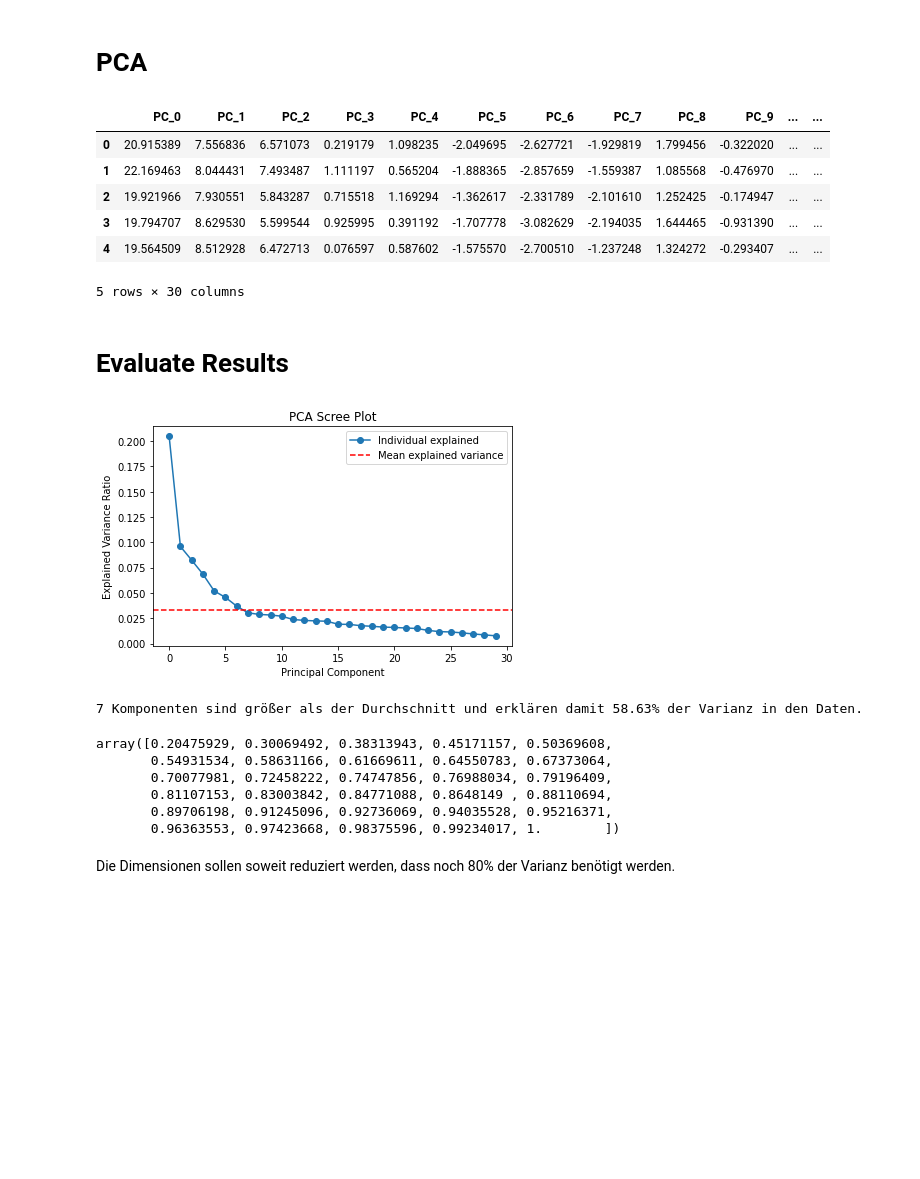
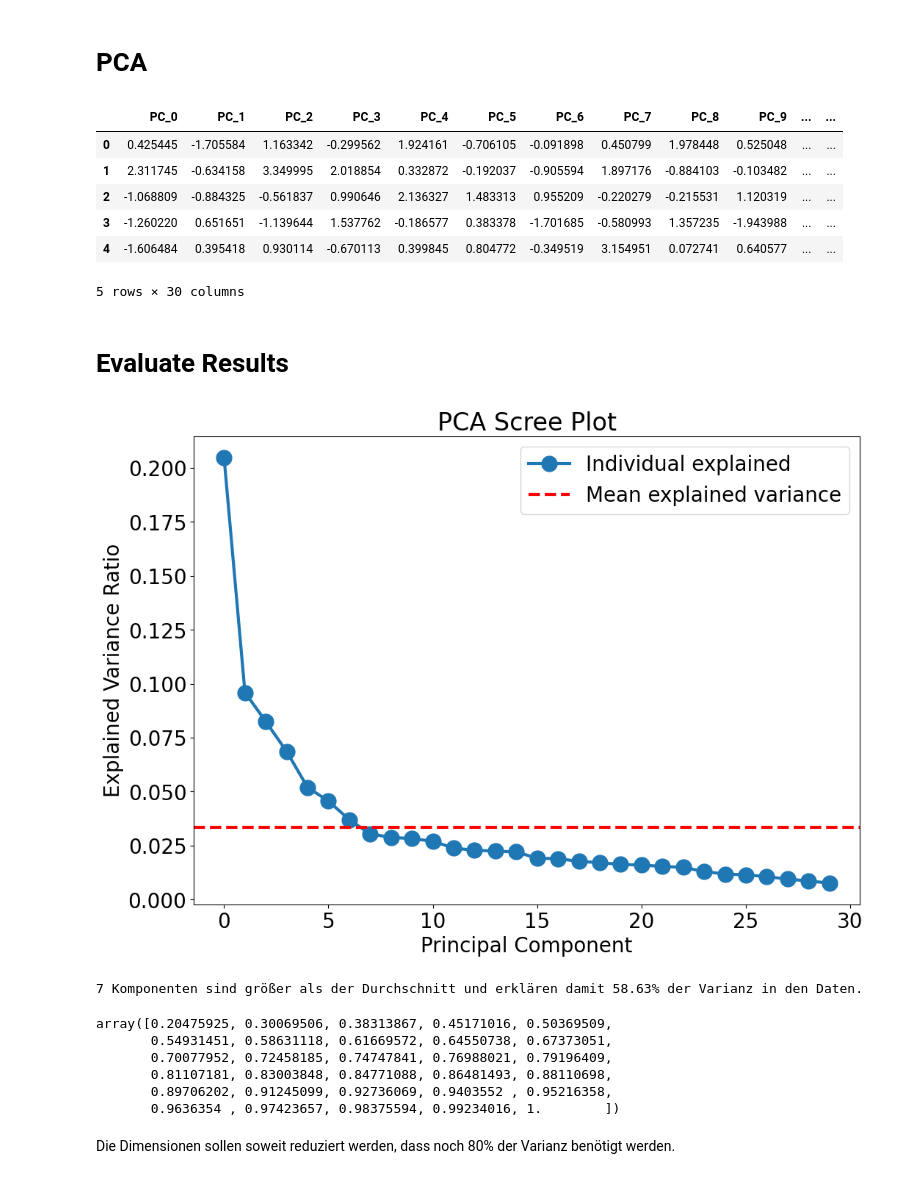
Before and after one commit to anuarsantoyo/master-thesis, a Jupyter notebook: preprocessing/PCA.ipynb, the cells around one changed output. Drawn from its saved outputs; the diff is of its cells as text; code cells hidden in the pictures; blank space fills up the shorter version.

```diff
--- a/preprocessing/PCA.ipynb
+++ b/preprocessing/PCA.ipynb
@@ -19,7 +21,7 @@ from clustering.utils import *
 # Preprocessing
 # %%
 beh_cols = get_behaviour_cols()
-df_pca_input = get_preprocessed_data(impute=True, impute_cols=beh_cols, start='2020-08-01', end='2021-02-02')
+df_pca_input = get_preprocessed_data(impute=True, impute_cols=beh_cols, start='2020-08-01', end='2021-02-01')
 # %%
 # Train Test Split
 end_train = '2020-12-01'
@@ -39,7 +50,7 @@ pca_input_train = df_pca_input_train[beh_cols].to_numpy()
 # %% [markdown]
 # PCA
 # %%
-pca = PCA(whiten=False)
+pca = PCA(whiten=True)
 pca.fit(pca_input_train)
 x_pca = pca.transform(pca_input)
 df_pca = pd.DataFrame(x_pca)
@@ -48,11 +59,11 @@ for column in df_pca.columns:
 df_pca.head()
 # %% [output]
 |  | PC_0 | PC_1 | PC_2 | PC_3 | PC_4 | PC_5 | PC_6 | PC_7 | PC_8 | PC_9 | ... | ... |
-| 0 | 20.915389 | 7.556836 | 6.571073 | 0.219179 | 1.098235 | -2.049695 | -2.627721 | -1.929819 | 1.799456 | -0.322020 | ... | ... |
-| 1 | 22.169463 | 8.044431 | 7.493487 | 1.111197 | 0.565204 | -1.888365 | -2.857659 | -1.559387 | 1.085568 | -0.476970 | ... | ... |
-| 2 | 19.921966 | 7.930551 | 5.843287 | 0.715518 | 1.169294 | -1.362617 | -2.331789 | -2.101610 | 1.252425 | -0.174947 | ... | ... |
-| 3 | 19.794707 | 8.629530 | 5.599544 | 0.925995 | 0.391192 | -1.707778 | -3.082629 | -2.194035 | 1.644465 | -0.931390 | ... | ... |
-| 4 | 19.564509 | 8.512928 | 6.472713 | 0.076597 | 0.587602 | -1.575570 | -2.700510 | -1.237248 | 1.324272 | -0.293407 | ... | ... |
+| 0 | 0.425445 | -1.705584 | 1.163342 | -0.299562 | 1.924161 | -0.706105 | -0.091898 | 0.450799 | 1.978448 | 0.525048 | ... | ... |
+| 1 | 2.311745 | -0.634158 | 3.349995 | 2.018854 | 0.332872 | -0.192037 | -0.905594 | 1.897176 | -0.884103 | -0.103482 | ... | ... |
+| 2 | -1.068809 | -0.884325 | -0.561837 | 0.990646 | 2.136327 | 1.483313 | 0.955209 | -0.220279 | -0.215531 | 1.120319 | ... | ... |
+| 3 | -1.260220 | 0.651651 | -1.139644 | 1.537762 | -0.186577 | 0.383378 | -1.701685 | -0.580993 | 1.357235 | -1.943988 | ... | ... |
+| 4 | -1.606484 | 0.395418 | 0.930114 | -0.670113 | 0.399845 | 0.804772 | -0.349519 | 3.154951 | 0.072741 | 0.640577 | ... | ... |
 5 rows × 30 columns
 # %% [markdown]
 # Evaluate Results
@@ -59,26 +73,30 @@ df_pca.head()
+# %%
+mpl.rcParams.update(mpl.rcParamsDefault)
+# %%
+mpl.rcParams.update({'font.size': 20, 'lines.linewidth': 3, 'lines.markersize': 15}) #, 'figure.figsize': (11.7, 8.27)
+mpl.rcParams['ps.useafm'] = True
+mpl.rcParams['pdf.use14corefonts'] = True
+#mpl.rcParams['text.usetex'] = True
 # %%
 exp_var_pca = pca.explained_variance_ratio_
 #
 # Cumulative sum of eigenvalues; This will be used to create step plot
 # for visualizing the variance explained by each principal component.
 #
 cum_sum_eigenvalues = np.cumsum(exp_var_pca)
 #
 # Create the visualization plot
-#factor = 6.69287272 / exp_var_pca[0]
 #exp_var_pca = exp_var_pca * factor
 plt.plot(range(0,len(exp_var_pca)), exp_var_pca, label='Individual explained', marker='o')
 #plt.step(range(0,len(cum_sum_eigenvalues)), cum_sum_eigenvalues, where='mid',label='Cumulative explained variance')
 plt.ylabel('Explained Variance Ratio')
 plt.xlabel('Principal Component')
 plt.axhline(y=exp_var_pca.mean(), color='r', linestyle='dashed', label='Mean explained variance')
 plt.legend(loc='best')
 plt.title('PCA Scree Plot')
-plt.tight_layout()
-plt.rcParams["figure.figsize"] = (11.7,8.27)
 plt.show()
 # %% [output]
-[figure, old version]
+[figure, new version]
 # %%
 num_comp_avg = (exp_var_pca > exp_var_pca.mean()).sum()
 explained_variance = cum_sum_eigenvalues[num_comp_avg-1]
@@ -86,15 +104,15 @@ print(f'{num_comp_avg} Komponenten sind größer als der Durchschnitt und erklä
 # %% [output]
 7 Komponenten sind größer als der Durchschnitt und erklären damit 58.63% der Varianz in den Daten.
 # %%
-num_comp = 6
+num_comp = 5
 cum_sum_eigenvalues
 # %% [output]
-array([0.20475929, 0.30069492, 0.38313943, 0.45171157, 0.50369608,
-       0.54931534, 0.58631166, 0.61669611, 0.64550783, 0.67373064,
-       0.70077981, 0.72458222, 0.74747856, 0.76988034, 0.79196409,
-       0.81107153, 0.83003842, 0.84771088, 0.8648149 , 0.88110694,
-       0.89706198, 0.91245096, 0.92736069, 0.94035528, 0.95216371,
-       0.96363553, 0.97423668, 0.98375596, 0.99234017, 1.        ])
+array([0.20475925, 0.30069506, 0.38313867, 0.45171016, 0.50369509,
+       0.54931451, 0.58631118, 0.61669572, 0.64550738, 0.67373051,
+       0.70077952, 0.72458185, 0.74747841, 0.76988021, 0.79196409,
+       0.81107181, 0.83003848, 0.84771088, 0.86481493, 0.88110698,
+       0.89706202, 0.91245099, 0.92736069, 0.9403552 , 0.95216358,
+       0.9636354 , 0.97423657, 0.98375594, 0.99234016, 1.        ])
 # %% [markdown]
 Die Dimensionen sollen soweit reduziert werden, dass noch 80% der Varianz benötigt werden.
 # %%
```
Also changed, not shown: parts of 11 cells of this notebook.
